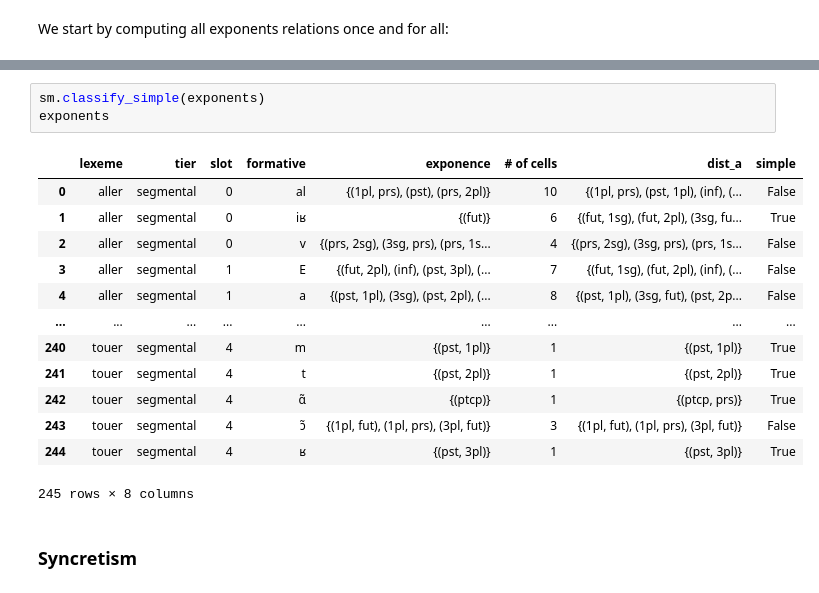
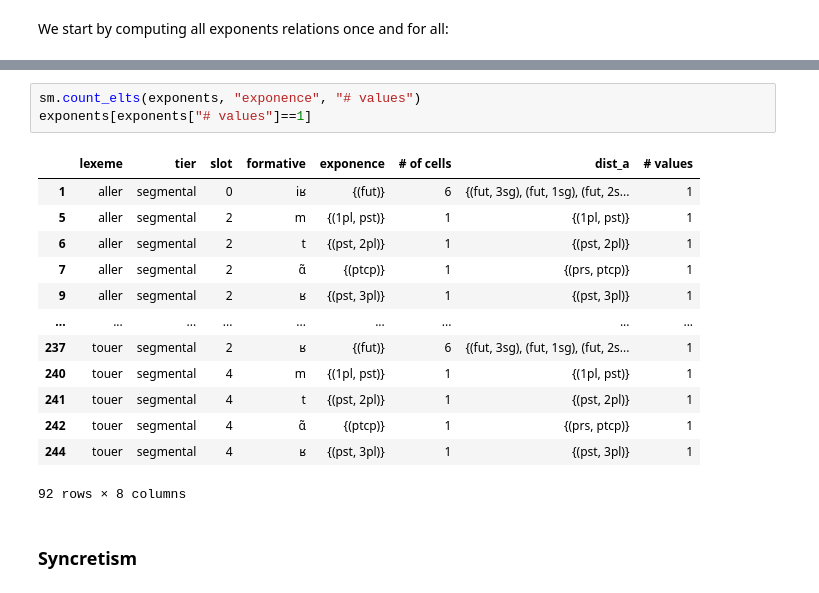
Before and after one commit to maecarroll/setMorph, a Jupyter notebook: ExponenceTypology.ipynb, the cells around one changed output, grey strips where cells are left out. Saved outputs shown, nothing was run; the diff lists cells and outputs as text.

```diff
--- a/ExponenceTypology.ipynb
+++ b/ExponenceTypology.ipynb
@@ -98,22 +98,22 @@ exponents
 | 244 | touer | segmental | 4 | ʁ | {(pst, 3pl)} | 1 | {(pst, 3pl)} |
 245 rows × 7 columns
 # %%
-sm.classify_simple(exponents)
-exponents
+sm.count_elts(exponents, "exponence", "# values")
+exponents[exponents["# values"]==1]
 # %% [output]
-|  | lexeme | tier | slot | formative | exponence | # of cells | dist_a | simple |
-| 0 | aller | segmental | 0 | al | {(1pl, prs), (pst), (prs, 2pl)} | 10 | {(1pl, prs), (pst, 1pl), (inf), (... | False |
-| 1 | aller | segmental | 0 | iʁ | {(fut)} | 6 | {(fut, 1sg), (fut, 2pl), (3sg, fu... | True |
-| 2 | aller | segmental | 0 | v | {(prs, 2sg), (3sg, prs), (prs, 1s... | 4 | {(prs, 2sg), (3sg, prs), (prs, 1s... | False |
-| 3 | aller | segmental | 1 | E | {(fut, 2pl), (inf), (pst, 3pl), (... | 7 | {(fut, 1sg), (fut, 2pl), (inf), (... | False |
-| 4 | aller | segmental | 1 | a | {(pst, 1pl), (3sg), (pst, 2pl), (... | 8 | {(pst, 1pl), (3sg, fut), (pst, 2p... | False |
+|  | lexeme | tier | slot | formative | exponence | # of cells | dist_a | # values |
+| 1 | aller | segmental | 0 | iʁ | {(fut)} | 6 | {(fut, 3sg), (fut, 1sg), (fut, 2s... | 1 |
+| 5 | aller | segmental | 2 | m | {(1pl, pst)} | 1 | {(1pl, pst)} | 1 |
+| 6 | aller | segmental | 2 | t | {(pst, 2pl)} | 1 | {(pst, 2pl)} | 1 |
+| 7 | aller | segmental | 2 | ɑ̃ | {(ptcp)} | 1 | {(prs, ptcp)} | 1 |
+| 9 | aller | segmental | 2 | ʁ | {(pst, 3pl)} | 1 | {(pst, 3pl)} | 1 |
 | ... | ... | ... | ... | ... | ... | ... | ... | ... |
-| 240 | touer | segmental | 4 | m | {(pst, 1pl)} | 1 | {(pst, 1pl)} | True |
-| 241 | touer | segmental | 4 | t | {(pst, 2pl)} | 1 | {(pst, 2pl)} | True |
-| 242 | touer | segmental | 4 | ɑ̃ | {(ptcp)} | 1 | {(ptcp, prs)} | True |
-| 243 | touer | segmental | 4 | ɔ̃ | {(1pl, fut), (1pl, prs), (3pl, fut)} | 3 | {(1pl, fut), (1pl, prs), (3pl, fut)} | False |
-| 244 | touer | segmental | 4 | ʁ | {(pst, 3pl)} | 1 | {(pst, 3pl)} | True |
+| 237 | touer | segmental | 2 | ʁ | {(fut)} | 6 | {(fut, 3sg), (fut, 1sg), (fut, 2s... | 1 |
+| 240 | touer | segmental | 4 | m | {(1pl, pst)} | 1 | {(1pl, pst)} | 1 |
+| 241 | touer | segmental | 4 | t | {(pst, 2pl)} | 1 | {(pst, 2pl)} | 1 |
+| 242 | touer | segmental | 4 | ɑ̃ | {(ptcp)} | 1 | {(prs, ptcp)} | 1 |
+| 244 | touer | segmental | 4 | ʁ | {(pst, 3pl)} | 1 | {(pst, 3pl)} | 1 |
-245 rows × 8 columns
+92 rows × 8 columns
 # %% [markdown]
 ### Syncretism
 # %% [markdown]
```
Also changed, not shown: parts of 9 cells of this notebook, 1 other file.
